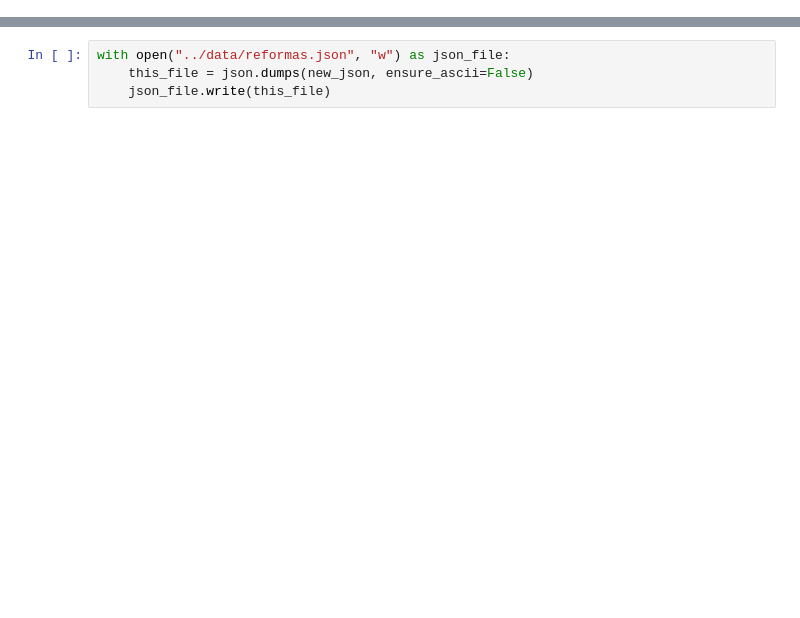
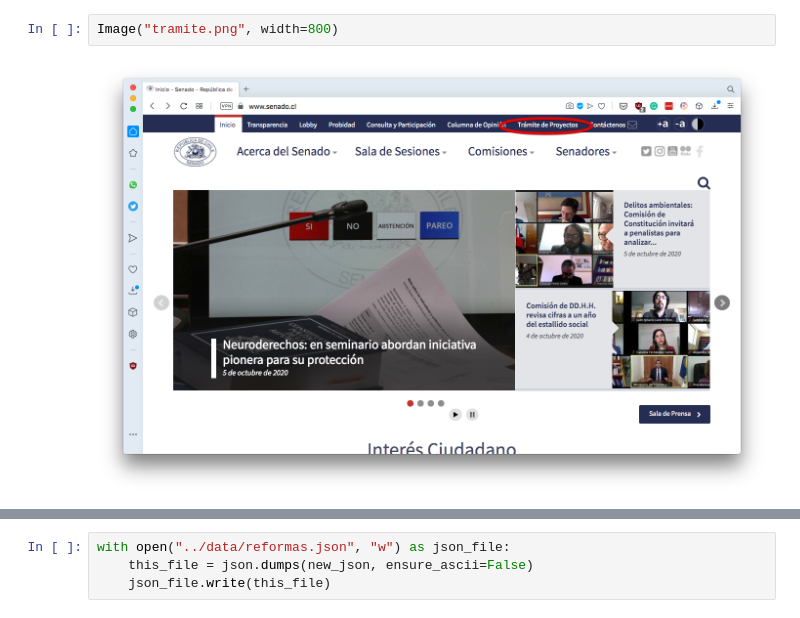
Before and after one commit to fbecerra/reformas, a Jupyter notebook: python/reformas_constitucionales.ipynb, the cells around one changed output, grey strips where cells are left out. Cells and saved outputs as stored; diff of their text form; blank space fills up the shorter version.

```diff
--- a/python/reformas_constitucionales.ipynb
+++ b/python/reformas_constitucionales.ipynb
@@ -6,0 +13,4 @@ import json
+# %%
+Image("tramite.png", width=800)
+# %% [output]
+[figure, added]
```
Also changed, not shown: parts of 19 cells of this notebook, 4 other files.
